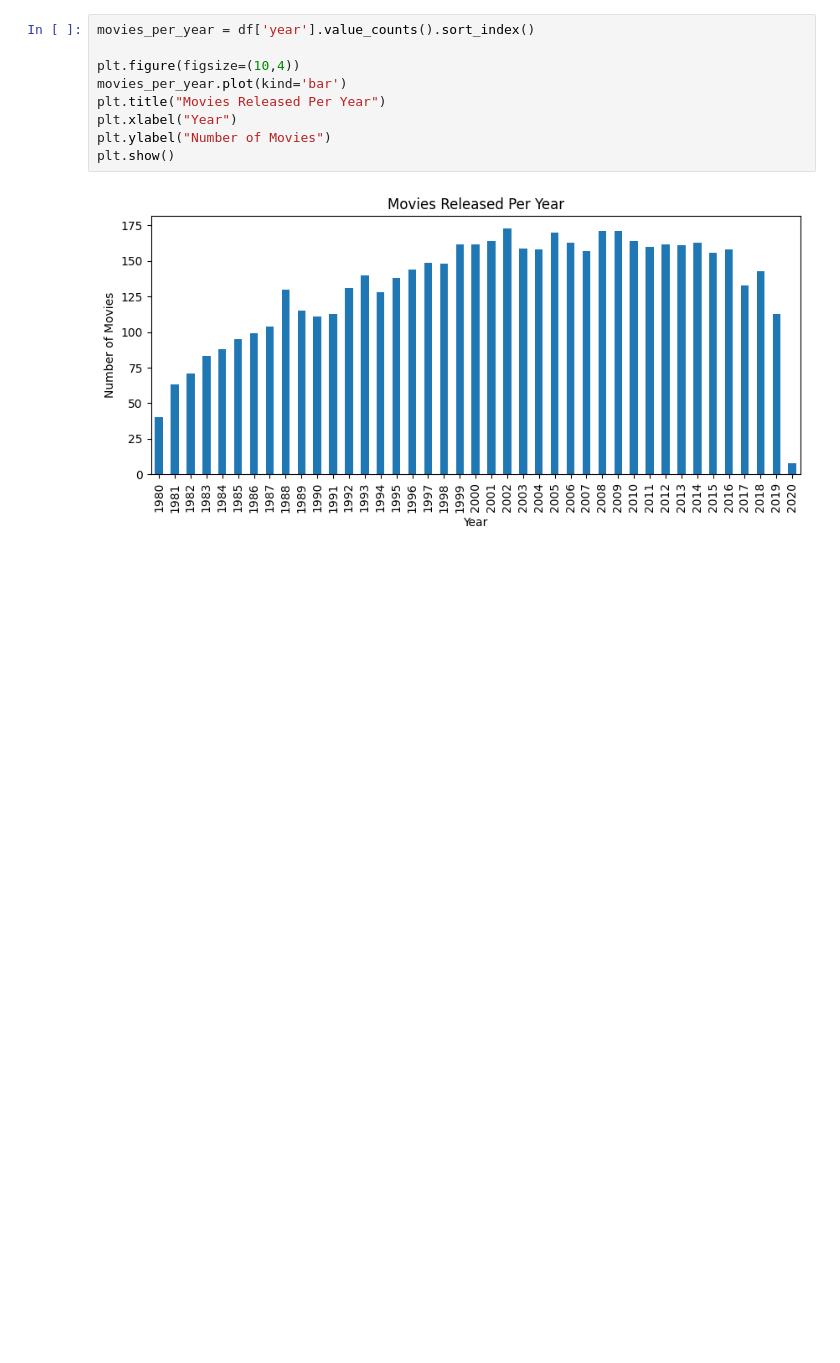
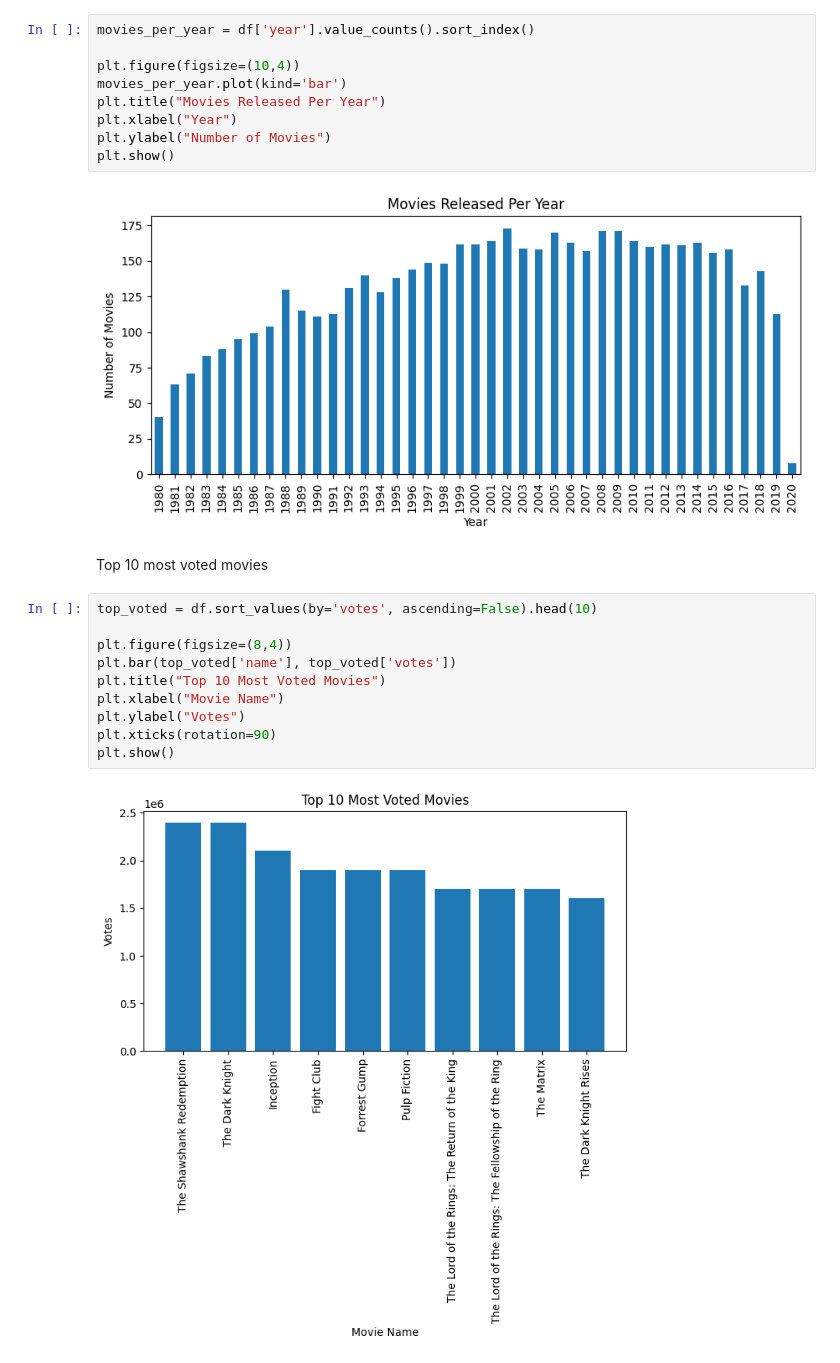
Before and after one commit to soniya-builds/Data-Analysis-Projects, a Jupyter notebook: Data Analysis With Python/Movie Industry Analysis/movies.ipynb, the cells around one changed output. Saved outputs shown, nothing was run; the diff lists cells and outputs as text; blank space fills up the shorter version.

```diff
--- a/Data Analysis With Python/Movie Industry Analysis/movies.ipynb
+++ b/Data Analysis With Python/Movie Industry Analysis/movies.ipynb
@@ -215,3 +215,17 @@ plt.ylabel("Number of Movies")
 plt.show()
 # %% [output]
 [figure]
+# %% [markdown]
+Top 10 most voted movies
+# %%
+top_voted = df.sort_values(by='votes', ascending=False).head(10)
+
+plt.figure(figsize=(8,4))
+plt.bar(top_voted['name'], top_voted['votes'])
+plt.title("Top 10 Most Voted Movies")
+plt.xlabel("Movie Name")
+plt.ylabel("Votes")
+plt.xticks(rotation=90)
+plt.show()
+# %% [output]
+[figure, added]
```
